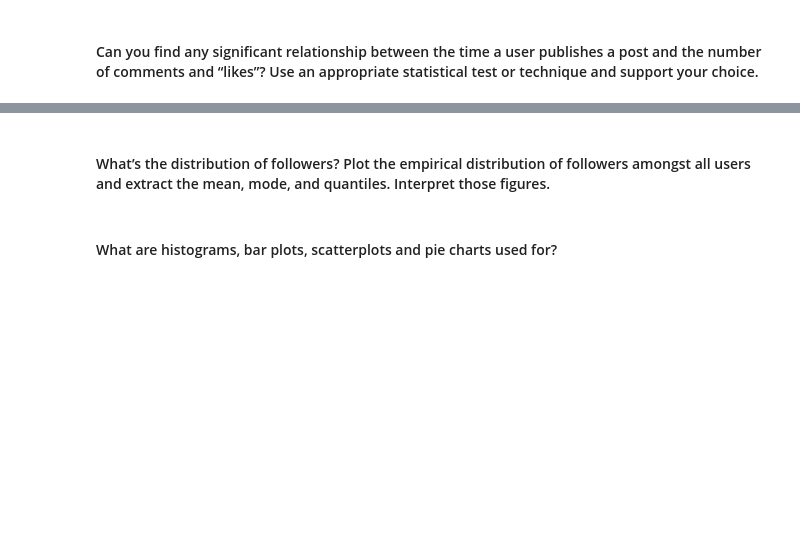
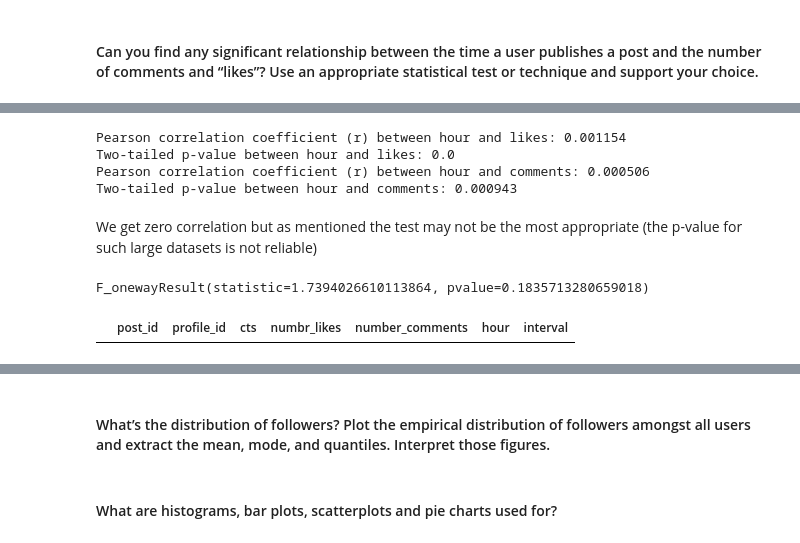
Before and after one commit to Prot10/ADM_HW_2, a Jupyter notebook: general.ipynb, the cells around one changed output, grey strips where cells are left out. Saved outputs shown, nothing was run; the diff lists cells and outputs as text; code cells hidden in the pictures; blank space fills up the shorter version.

```diff
--- a/general.ipynb
+++ b/general.ipynb
@@ -731,7 +742,7 @@ clock_graph(hours.hour)
 def inter(h,intervals:list):
     """Assigns each hour to an interval"""
     assert min(intervals)>0 and max(intervals)<=24, 'Values must be included in 1..24'
-    intervals = { f"[{intervals[i-1]}:00,{intervals[i]-1}:59)" : (intervals[i-1],intervals[i]-1) for i in range(len(intervals)) }
+    intervals = { f"[{intervals[i-1]}:00,{intervals[i]-1}:59]" : (intervals[i-1],intervals[i]-1) for i in range(len(intervals)) }
 
     for k,(m,M) in intervals.items():
         if (h >= m and h <= M) or (m>M and (h >= m or h <= M)):
@@ -744,7 +755,7 @@ def plot_intervals(hours_count, inters=range(0,24,4), col_name='hour', plot=True
     :inters: a sorted list of hours breakpoints, with values between 1 and 24
     :col_name: the column of which the values have to be plotted
     """
-    intervals = { f"[{inters[i-1]}:00,{inters[i]-1}:59)" : (inters[i-1],inters[i]-1) for i in range(len(inters)) }
+    intervals = { f"[{inters[i-1]}:00,{inters[i]-1}:59]" : (inters[i-1],inters[i]-1) for i in range(len(inters)) }
     I = pd.CategoricalDtype(categories=intervals.keys() , ordered=True)
 
     hours_count['intervals'] = hours_count.index.to_series().apply(
@@ -829,9 +840,9 @@ sub_profiles = profiles.col(['profile_id', 'n_posts'])
 # %%
 def top_posts_profiles(n):
     # find the n profiles who post the most using profiles dataset
-    top10_profiles = sub_profiles.nlargest(n, 'n_posts')
-    # search and return all the posts that belongs to "prof"
-    return sub_posts.loc[sub_posts['profile_id'].isin(top10_profiles['profile_id']),
+    top_n_profiles = sub_profiles.nlargest(n, 'n_posts')
+    # search and return all the posts that belongs to the top n profiles
+    return sub_posts.loc[sub_posts['profile_id'].isin(top_n_profiles['profile_id']),
                          ["profile_id", "post_id", "numbr_likes", "number_comments"]]
 # %%
 example = 3
@@ -1379,9 +1431,31 @@ sub8_posts.head()
 # %%
 test_likes = pearsonr(sub8_posts['hour'], sub8_posts['numbr_likes'])
 test_comments = pearsonr(sub8_posts['hour'], sub8_posts['number_comments'])
-print(f"Pearson correlation coefficient (r) between hour and likes: {round(test_likes[0],4)}")
-print(f"Two-tailed p-value between hour and likes: {round(test_likes[1],4)}")
-print(f"Pearson correlation coefficient (r) between hour and comments: {round(test_comments[0],4)}")
-print(f"Two-tailed p-value between hour and comments: {round(test_comments[1],4)}")
+print(f"Pearson correlation coefficient (r) between hour and likes: {round(test_likes[0],6)}")
+print(f"Two-tailed p-value between hour and likes: {round(test_likes[1],6)}")
+print(f"Pearson correlation coefficient (r) between hour and comments: {round(test_comments[0],6)}")
+print(f"Two-tailed p-value between hour and comments: {round(test_comments[1],6)}")
+# %% [output]
+Pearson correlation coefficient (r) between hour and likes: 0.001154
+Two-tailed p-value between hour and likes: 0.0
+Pearson correlation coefficient (r) between hour and comments: 0.000506
+Two-tailed p-value between hour and comments: 0.000943
+# %% [markdown]
+We get zero correlation but as mentioned the test may not be the most appropriate (the p-value for such large datasets is not reliable)
 # %%
-#Anova test with intervals column
+#Anova test with intervals column --- 5337907015
+# voglio provare a calcolare per ogni profilo f_oneway e poi fare la media della f_statistic e del p_value
+# oppure vedere la proporzione dele volte in cui il p-value è minore di 0.05
+aaa = sub8_posts[sub8_posts['profile_id']==5337907015]
+a = aaa['numbr_likes'][aaa['interval']=='[8:00,12:59]']
+b = aaa['numbr_likes'][aaa['interval']=='[13:00,18:59]']
+c = aaa['numbr_likes'][aaa['interval']=='[19:00,22:59]']
+d = aaa['numbr_likes'][aaa['interval']=='[23:00,7:59]']
+f_oneway(a, b, c, d)
+#print(f'a={a}, b={b}, c={c}, d={d}') --- 1087612619
+# %% [output]
+F_onewayResult(statistic=1.7394026610113864, pvalue=0.1835713280659018)
+# %%
+aaa
+# %% [output]
+|  | post_id | profile_id | cts | numbr_likes | number_comments | hour | interval |
```
Also changed, not shown: parts of 27 cells of this notebook.
